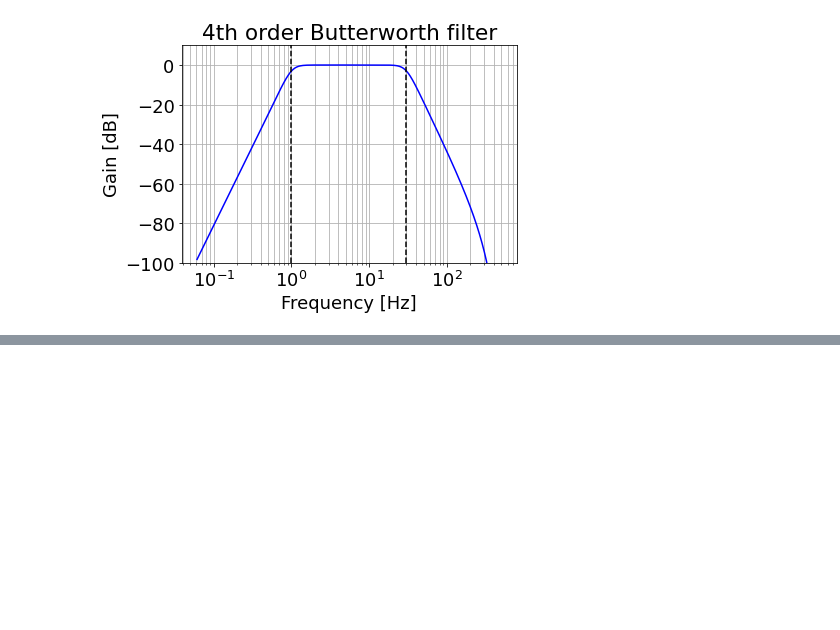
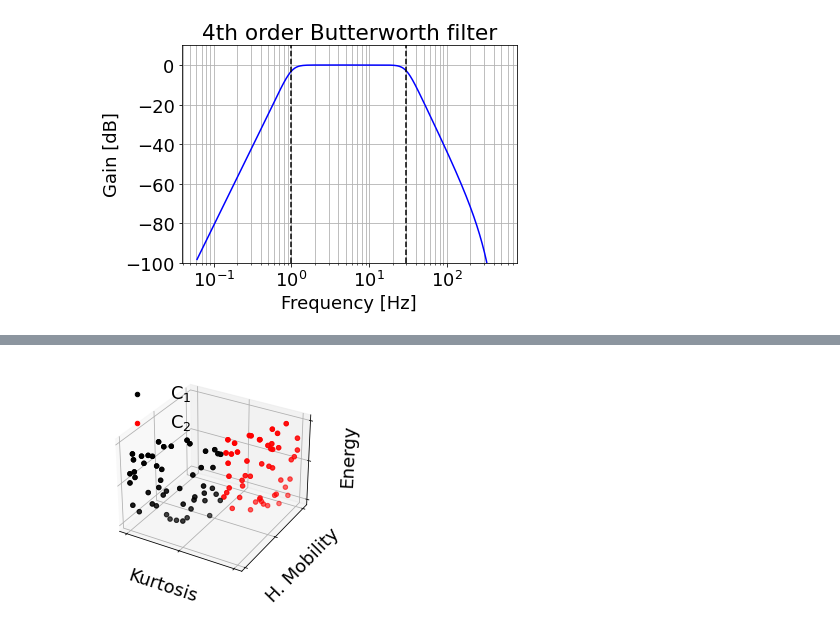
Before and after one commit to danielcomaduran/artifact-removal-tool-validation, a Jupyter notebook: Notebooks/03_poster_figures.ipynb, the cells around one changed output, grey strips where cells are left out. Drawn from its saved outputs; the diff is of its cells as text; code cells hidden in the pictures; blank space fills up the shorter version.

Commit message:
Added data to poster notebook

```diff
--- a/Notebooks/03_poster_figures.ipynb
+++ b/Notebooks/03_poster_figures.ipynb
@@ -45,0 +74,48 @@ plt.show()
+# %%
+
+fig = plt.figure()
+ax = fig.add_subplot(111, projection='3d')
+
+# Define the data
+nsamples = 100
+kurtosis = np.sort(np.random.random(nsamples))
+mobility = np.sort(np.random.random(nsamples))
+energy = np.random.random(nsamples)
+
+colors = ["black", "red"]
+colors_list = [None] * nsamples
+mask = [None] * nsamples
+for i in range(nsamples):
+    if (i < nsamples // 2):
+        colors_list[i] = colors[0]
+        mask[i] = True
+    else:
+        colors_list[i] = colors[1]
+        mask[i] = False
+inverted_mask = [not x for x in mask]
+# colors_list = np.ones(nsamples)
+# colors_list[:len(colors_list)//2] = colors[0]
+# colors_list[len(colors_list)//2:] = colors[1]
+
+# Define classes
+
+# colors = ['black', 'red', 'black', 'red', 'black']
+
+# Plot the data
+ax.scatter(kurtosis, mobility, energy, c=colors_list)
+ax.scatter(kurtosis[mask], mobility[mask], energy[mask], c=colors[0], label="C$_1$")
+ax.scatter(kurtosis[inverted_mask], mobility[inverted_mask], energy[inverted_mask], c=colors[1], label="C$_2$")
+
+# Set the labels
+ax.set_xlabel('Kurtosis')
+ax.set_ylabel('H. Mobility')
+ax.set_zlabel('Energy')
+ax.set_xticklabels("")
+ax.set_yticklabels("")
+ax.set_zticklabels("")
+ax.legend(frameon=False)
+# ax.legend(["C$_1$", "C$_2$"])
+
+plt.show()
+# %% [output]
+[figure, added]
```
Also changed, not shown: parts of 4 cells of this notebook.
